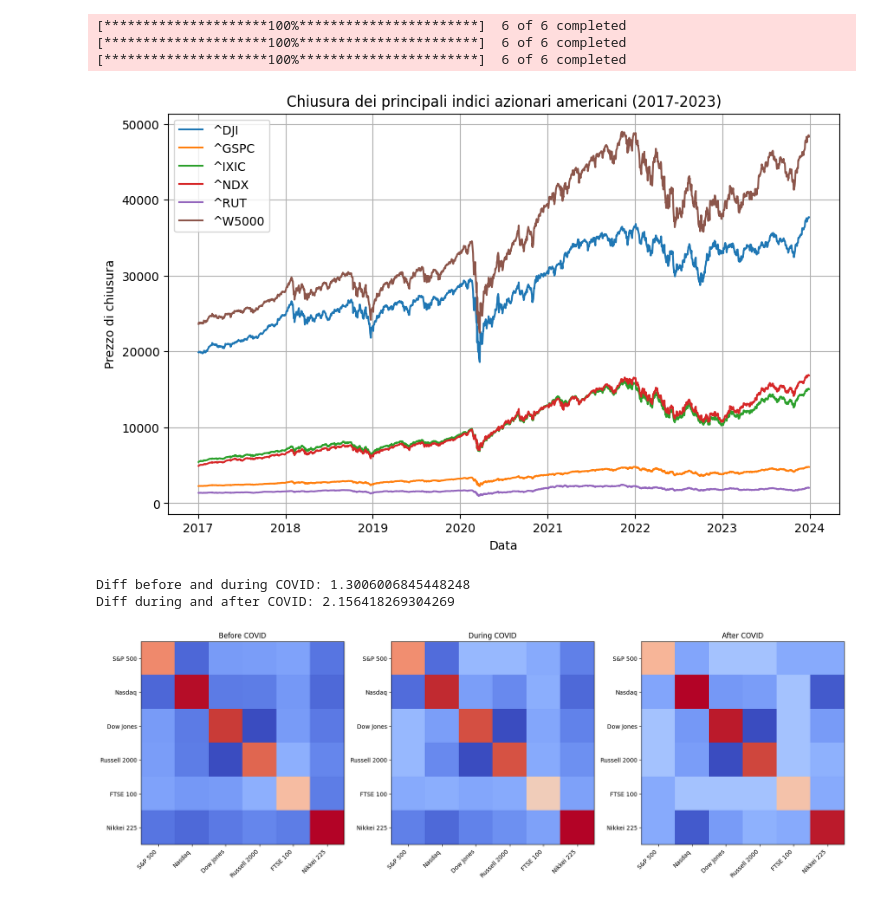
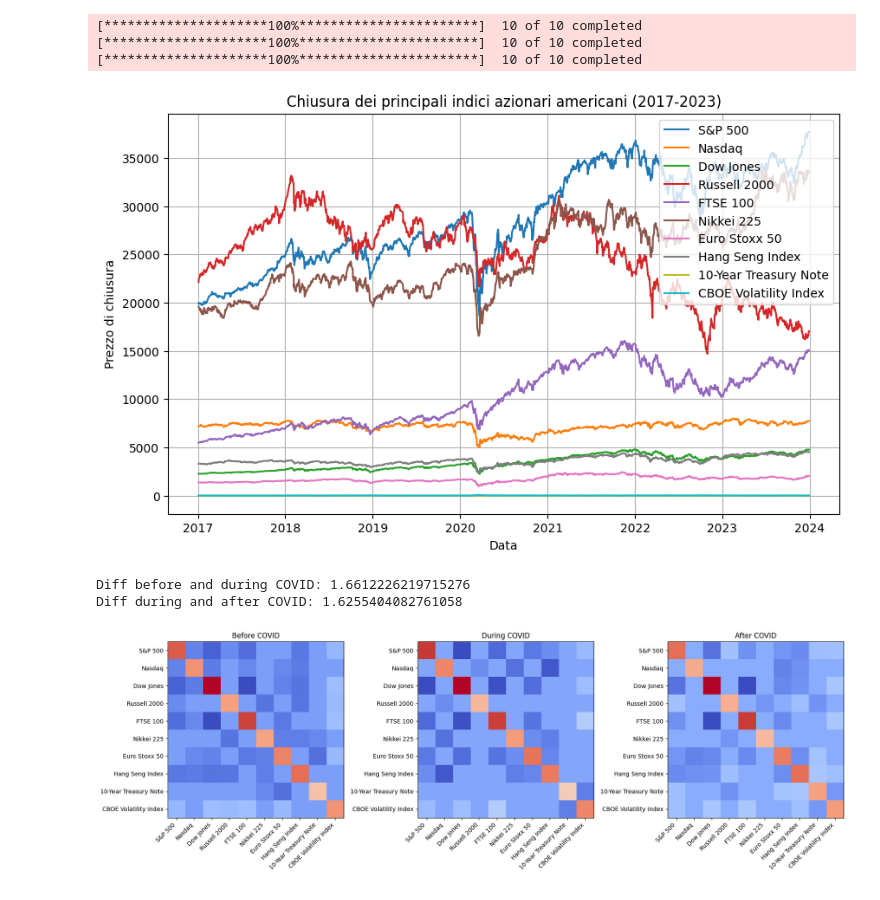
Before and after one commit to MatteoL01/TVGL, a Jupyter notebook: GLasso.ipynb, the cells around one changed output. Cells and saved outputs as stored; diff of their text form; code cells hidden in the pictures.

```diff
--- a/GLasso.ipynb
+++ b/GLasso.ipynb
@@ -8,7 +8,8 @@ import networkx as nx
 # %%
 
 # Lista degli indici azionari
-indices = ['^DJI', '^GSPC', '^IXIC', '^RUT', '^NDX', '^W5000']
+indices = ['^GSPC', '^IXIC', '^DJI', '^RUT', '^FTSE', '^N225', '^STOXX50E', '^HSI', '^TNX', '^VIX']
+
 
 # Periodi di interesse
 start_date_pre_covid = '2017-01-01'
@@ -43,17 +44,17 @@ for col in data_combined.columns:
 plt.title('Chiusura dei principali indici azionari americani (2017-2023)')
 plt.xlabel('Data')
 plt.ylabel('Prezzo di chiusura')
-plt.legend()
+plt.legend(labels=['S&P 500', 'Nasdaq', 'Dow Jones', 'Russell 2000', 'FTSE 100', 'Nikkei 225', 'Euro Stoxx 50', 'Hang Seng Index', '10-Year Treasury Note', 'CBOE Volatility Index'])
 plt.grid(True)
 plt.show()
 # %% [output]
-[*********************100%***********************]  6 of 6 completed
-[*********************100%***********************]  6 of 6 completed
-[*********************100%***********************]  6 of 6 completed
+[*********************100%***********************]  10 of 10 completed
+[*********************100%***********************]  10 of 10 completed
+[*********************100%***********************]  10 of 10 completed
-[figure, old version]
+[figure, new version]
 # %%
 # Supponiamo che tu abbia una lista con i nomi degli indici (sostituisci con i nomi reali)
-index_names = ['S&P 500', 'Nasdaq', 'Dow Jones', 'Russell 2000', 'FTSE 100', 'Nikkei 225']
+index_names = ['S&P 500', 'Nasdaq', 'Dow Jones', 'Russell 2000', 'FTSE 100', 'Nikkei 225', 'Euro Stoxx 50', 'Hang Seng Index', '10-Year Treasury Note', 'CBOE Volatility Index']
 
 data = data_combined.values
 
@@ -63,10 +64,10 @@ during_covid = data[int(len(data)*0.4):int(len(data)*0.8)]  # 40% durante il Cov
 after_covid = data[int(len(data)*0.8):]  # 20% dopo il Covid
 
 # Imposta i parametri per TVGL
-alpha = 18
-beta = 54
+alpha = 7
+beta = 3
 penalty_type = "L2"
-slice_size = 100
+slice_size = 50
 
 # Crea il modello TVGL
 model_before = tvgl.TVGL(alpha, beta, penalty_type, slice_size)
@@ -98,36 +99,36 @@ print(f"Diff during and after COVID: {diff_during_after}")
 tolerance = 0.15  # Puoi cambiare questa tolleranza
 
 # Funzione per applicare la tolleranza alla matrice di precisione
 def apply_tolerance(matrix, tolerance):
     matrix = np.array(matrix)
     matrix[np.abs(matrix) < tolerance] = 0
     return matrix
 
 # Visualizza i grafici per ciascun periodo
 fig, axes = plt.subplots(1, 3, figsize=(18, 6))
 
 # Funzione per plot grafico
 def plot_graph(matrix, ax, title):
     ax.imshow(matrix, cmap='coolwarm', interpolation='nearest')
     ax.set_title(title)
     ax.set_xticks(range(len(matrix)))
     ax.set_yticks(range(len(matrix)))
 
     # Usa i nomi degli indici come etichette sugli assi
     ax.set_xticklabels(index_names, rotation=45, ha="right")
     ax.set_yticklabels(index_names)
 
 # Applica la tolleranza alle matrici di precisione e plottale
 plot_graph(apply_tolerance(precision_before[-1], tolerance), axes[0], "Before COVID")
 plot_graph(apply_tolerance(precision_during[-1], tolerance), axes[1], "During COVID")
 plot_graph(apply_tolerance(precision_after[-1], tolerance), axes[2], "After COVID")
 
 plt.tight_layout()
 plt.show()
 # %% [output]
-Diff before and during COVID: 1.3006006845448248
-Diff during and after COVID: 2.156418269304269
+Diff before and during COVID: 1.6612226219715276
+Diff during and after COVID: 1.6255404082761058
-[figure, old version]
+[figure, new version]
 # %%
 # Funzione per creare il grafo a partire dalla matrice di precisione
 def create_graph_from_precision_matrix(matrix, tickers, tolerance):
```
Also changed, not shown: parts of 1 cell of this notebook, 1 other file.
